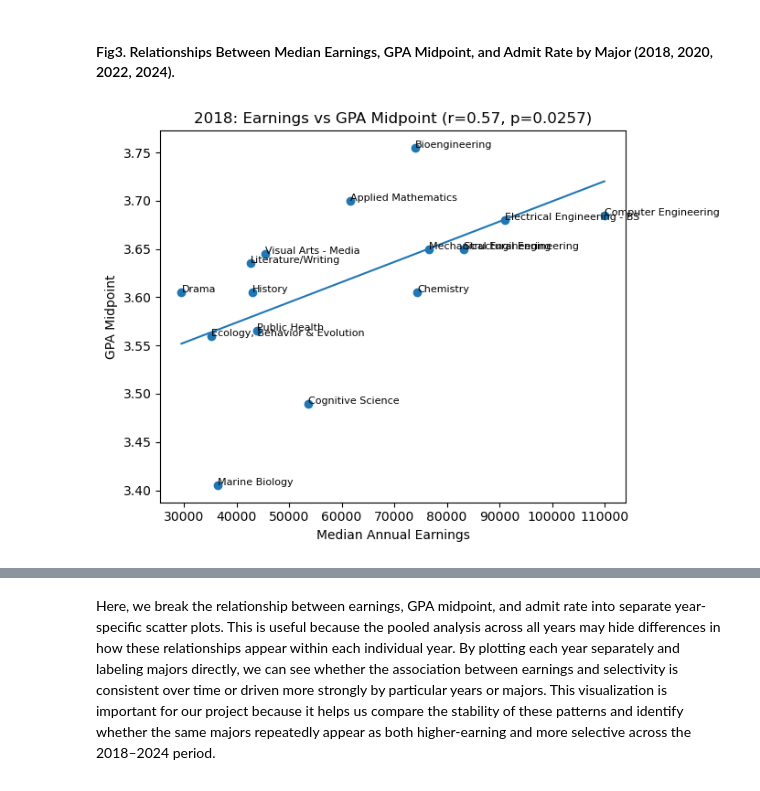
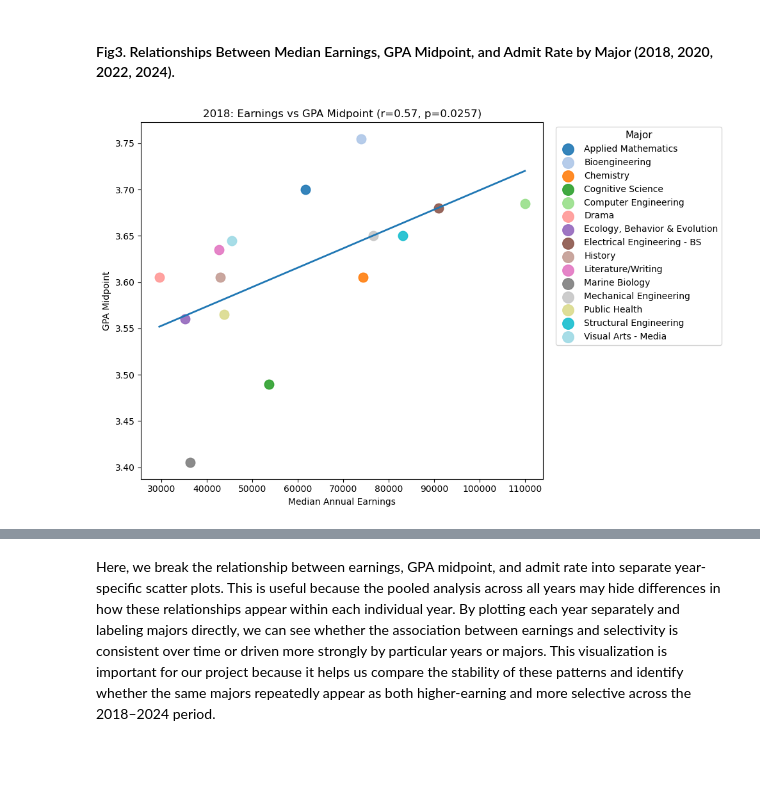
Before and after one commit to COGS108/Group084_WI26, a Jupyter notebook: 03-FinalProject.ipynb, the cells around one changed output, grey strips where cells are left out. Cells and saved outputs as stored; diff of their text form; code cells hidden in the pictures; blank space fills up the shorter version.

```diff
--- a/03-FinalProject.ipynb
+++ b/03-FinalProject.ipynb
@@ -1748,50 +1748,105 @@ In this section, we combine OLS regression and Spearman correlation to examine w
 years = [2018, 2020, 2022, 2024]
 
 for y in years:
-    # Keep one year at a time and remove rows missing key variables
+    # Keep only rows for the current year and drop rows with missing values
     sub = df[df["year"] == y].dropna(subset=["gpa_mid", "earn_med", "admit_rate", "major"]).copy()
 
-    # Skip if no data remain after filtering
+    # Skip the year if no valid data remains
     if sub.empty:
         print(f"Year {y}: no data after dropna")
         continue
 
-    # ----- GPA midpoint vs earnings -----
-    # Fit a simple linear regression for this year's data
+    # Get all majors in sorted order
+    majors = sorted(sub["major"].unique())
+
+    # Assign a different color to each major
+    cmap = plt.get_cmap("tab20", len(majors))
+    color_map = {major: cmap(i) for i, major in enumerate(majors)}
+
+    # ---------------- GPA vs earnings ----------------
+    # Fit a linear regression line
     slope, intercept, r, p, se = stats.linregress(sub["earn_med"], sub["gpa_mid"])
     xx = np.linspace(sub["earn_med"].min(), sub["earn_med"].max(), 100)
 
-    plt.figure(figsize=(7,5))
-    plt.scatter(sub["earn_med"], sub["gpa_mid"])
-    plt.plot(xx, intercept + slope * xx)
+    # Create figure
+    plt.figure(figsize=(10, 6.5))
 
-    # Label each point by major
-    for _, row in sub.iterrows():
-        plt.text(row["earn_med"], row["gpa_mid"], row["major"], fontsize=8)
+    # Plot each major as a separate color
+    for major in majors:
+        temp = sub[sub["major"] == major]
+        plt.scatter(
+            temp["earn_med"],
+            temp["gpa_mid"],
+            s=110,
+            color=color_map[major],
+            label=major,
+            alpha=0.9
+        )
 
+    # Plot regression line
+    plt.plot(xx, intercept + slope * xx, linewidth=2)
+
+    # Add axis labels and title
     plt.xlabel("Median Annual Earnings")
     plt.ylabel("GPA Midpoint")
     plt.title(f"{y}: Earnings vs GPA Midpoint (r={r:.2f}, p={p:.3g})")
+
+    # Place legend outside the plot to avoid overlap with points
+    plt.legend(
+        bbox_to_anchor=(1.02, 1),
+        loc="upper left",
+        fontsize=10,
+        title="Major",
+        title_fontsize=11,
+        markerscale=1.2,
+        frameon=True
+    )
+
+    # Adjust layout and display plot
     plt.tight_layout()
     plt.show()
 
-    # ----- Admit rate vs earnings -----
-    # Fit a simple linear regression for this year's data
+    # ---------------- Admit rate vs earnings ----------------
+    # Fit a linear regression line
     slope, intercept, r, p, se = stats.linregress(sub["earn_med"], sub["admit_rate"])
     xx = np.linspace(sub["earn_med"].min(), sub["earn_med"].max(), 100)
 
-    plt.figure(figsize=(7,5))
-    plt.scatter(sub["earn_med"], sub["admit_rate"])
-    plt.plot(xx, intercept + slope * xx)
+    # Create figure
+    plt.figure(figsize=(10, 6.5))
 
-    # Label each point by major
-    for _, row in sub.iterrows():
-        plt.text(row["earn_med"], row["admit_rate"], row["major"], fontsize=8)
+    # Plot each major as a separate color
+    for major in majors:
+        temp = sub[sub["major"] == major]
+        plt.scatter(
+            temp["earn_med"],
+            temp["admit_rate"],
+            s=110,
+            color=color_map[major],
+            label=major,
+            alpha=0.9
+        )
 
+    # Plot regression line
+    plt.plot(xx, intercept + slope * xx, linewidth=2)
+
+    # Add axis labels and title
     plt.xlabel("Median Annual Earnings")
     plt.ylabel("Admit Rate")
     plt.title(f"{y}: Earnings vs Admit Rate (r={r:.2f}, p={p:.3g})")
+
+    # Place legend outside the plot to avoid overlap with points
+    plt.legend(
+        bbox_to_anchor=(1.02, 1),
+        loc="upper left",
+        fontsize=10,
+        title="Major",
+        title_fontsize=11,
+        markerscale=1.2,
+        frameon=True
+    )
+
+    # Adjust layout and display plot
     plt.tight_layout()
     plt.show()
 # %% [output]
-[figure, old version]
+[figure, new version]
```
Also changed, not shown: parts of 10 cells of this notebook.
